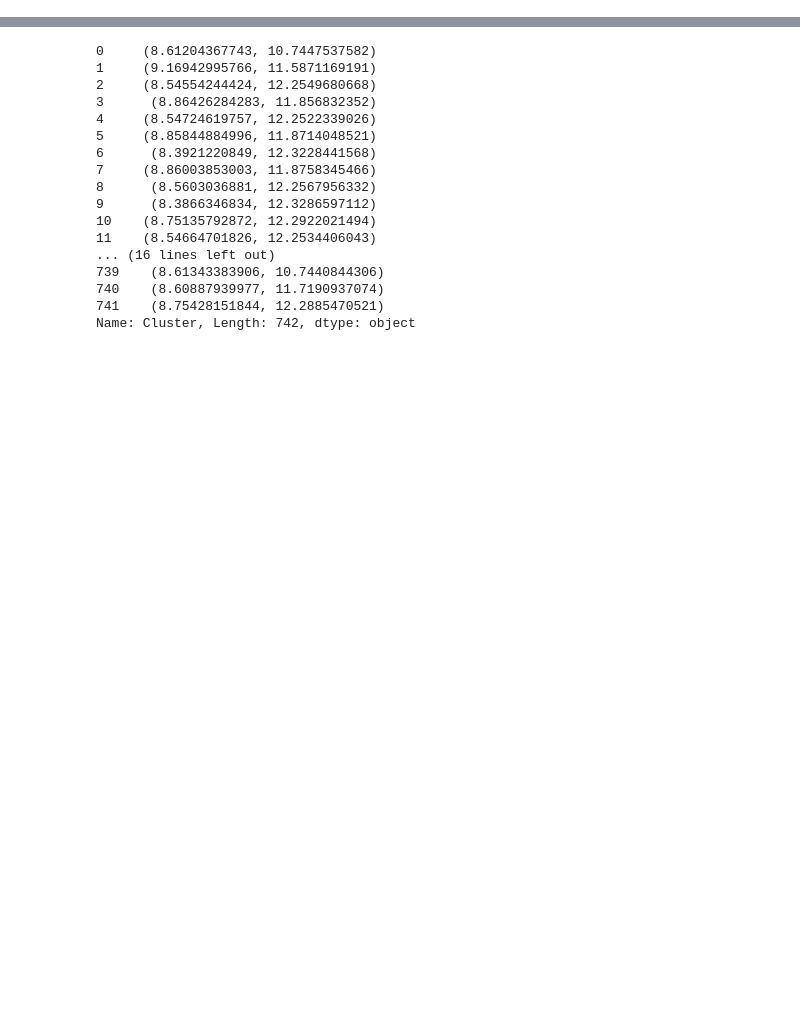
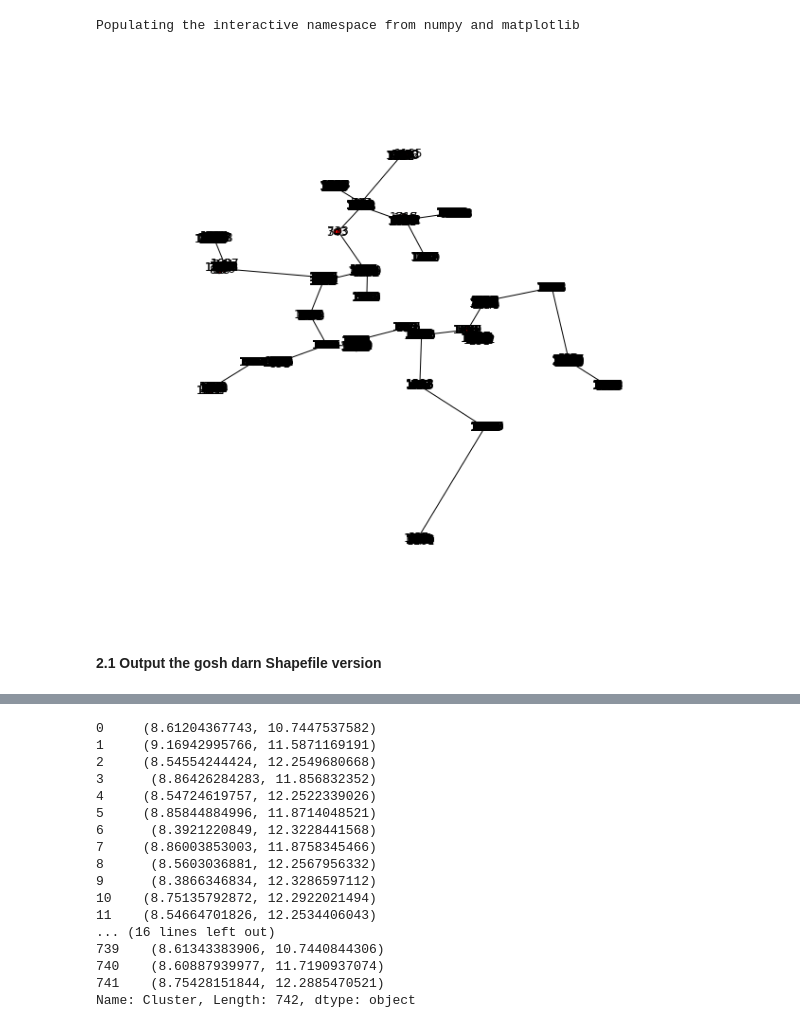
Before and after one commit to carbz/network-planner, a Jupyter notebook: NGA-analysis/preprocessing/[NGA] Approximate Low Voltage Networks.ipynb, the cells around one changed output, grey strips where cells are left out. Cells and saved outputs as stored; diff of their text form; code cells hidden in the pictures; blank space fills up the shorter version.

```diff
--- a/NGA-analysis/preprocessing/[NGA] Approximate Low Voltage Networks.ipynb
+++ b/NGA-analysis/preprocessing/[NGA] Approximate Low Voltage Networks.ipynb
@@ -145,0 +199,8 @@ connected_graph_mst.size()
+# %%
+#plot em all
+%pylab inline
+
+kano_nodes = connected_graph_mst(coords_vec)
+# %% [output]
+Populating the interactive namespace from numpy and matplotlib
+[figure, added]
@@ -145,0 +215,2 @@ connected_graph_mst.size()
+# %% [markdown]
+#### 2.1 Output the gosh darn Shapefile version
```
Also changed, not shown: parts of 30 cells of this notebook.
